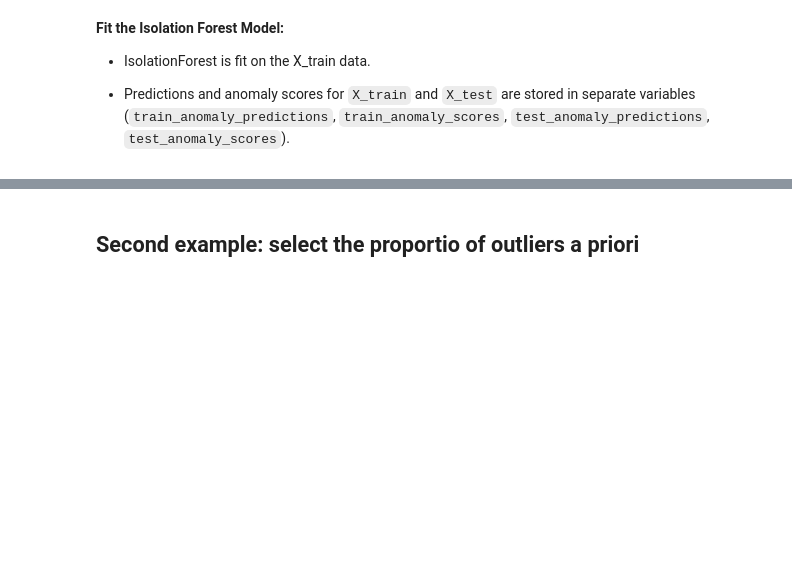
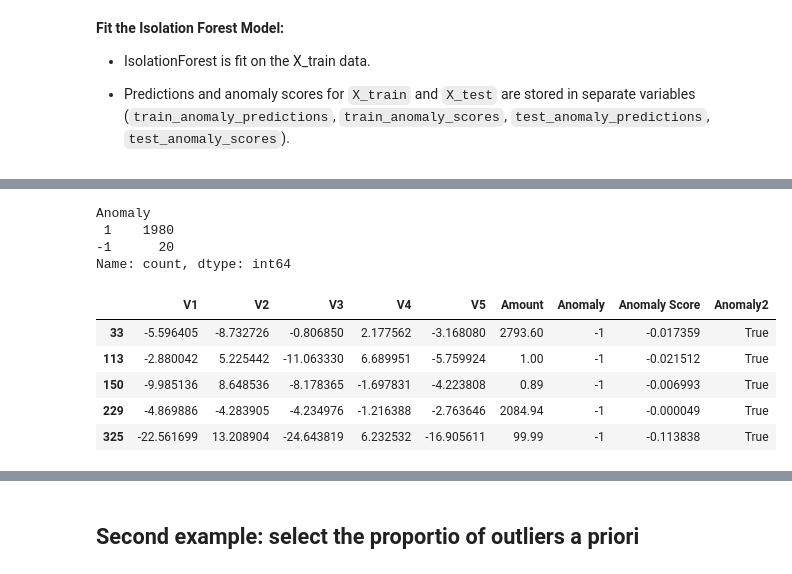
Before and after one commit to opendroid/ml, a Jupyter notebook: clustering/ex05_unsupervised.ipynb, the cells around one changed output, grey strips where cells are left out. Cells and saved outputs as stored; diff of their text form; code cells hidden in the pictures; blank space fills up the shorter version.

```diff
--- a/clustering/ex05_unsupervised.ipynb
+++ b/clustering/ex05_unsupervised.ipynb
@@ -1107,6 +1244,6 @@ anomaly_scores[:5]
 X['Anomaly'] = anomaly_predictions
 X['Anomaly Score'] = anomaly_scores
 # %%
-X['Anomaly2'] = X['Anomaly Score']<0.0
+X['Anomaly2'] = X['Anomaly Score']<0.02
 # %%
 X.head()
@@ -1113,6 +1257,21 @@ X.head()
 # %%
 # Evaluate the results on the test set
 print(X['Anomaly'].value_counts())
+# %% [output]
+Anomaly
+ 1    1980
+-1      20
+Name: count, dtype: int64
+# %%
+# Print the first 5 rows of the Anomaly column
+X[X['Anomaly'] == -1].head()
+# %% [output]
+|  | V1 | V2 | V3 | V4 | V5 | Amount | Anomaly | Anomaly Score | Anomaly2 |
+| 33 | -5.596405 | -8.732726 | -0.806850 | 2.177562 | -3.168080 | 2793.60 | -1 | -0.017359 | True |
+| 113 | -2.880042 | 5.225442 | -11.063330 | 6.689951 | -5.759924 | 1.00 | -1 | -0.021512 | True |
+| 150 | -9.985136 | 8.648536 | -8.178365 | -1.697831 | -4.223808 | 0.89 | -1 | -0.006993 | True |
+| 229 | -4.869886 | -4.283905 | -4.234976 | -1.216388 | -2.763646 | 2084.94 | -1 | -0.000049 | True |
+| 325 | -22.561699 | 13.208904 | -24.643819 | 6.232532 | -16.905611 | 99.99 | -1 | -0.113838 | True |
 # %%
 # Plot the results for the test set
 plt.figure(figsize=(6, 4))
```
Also changed, not shown: parts of 31 cells of this notebook, 3 other files.
